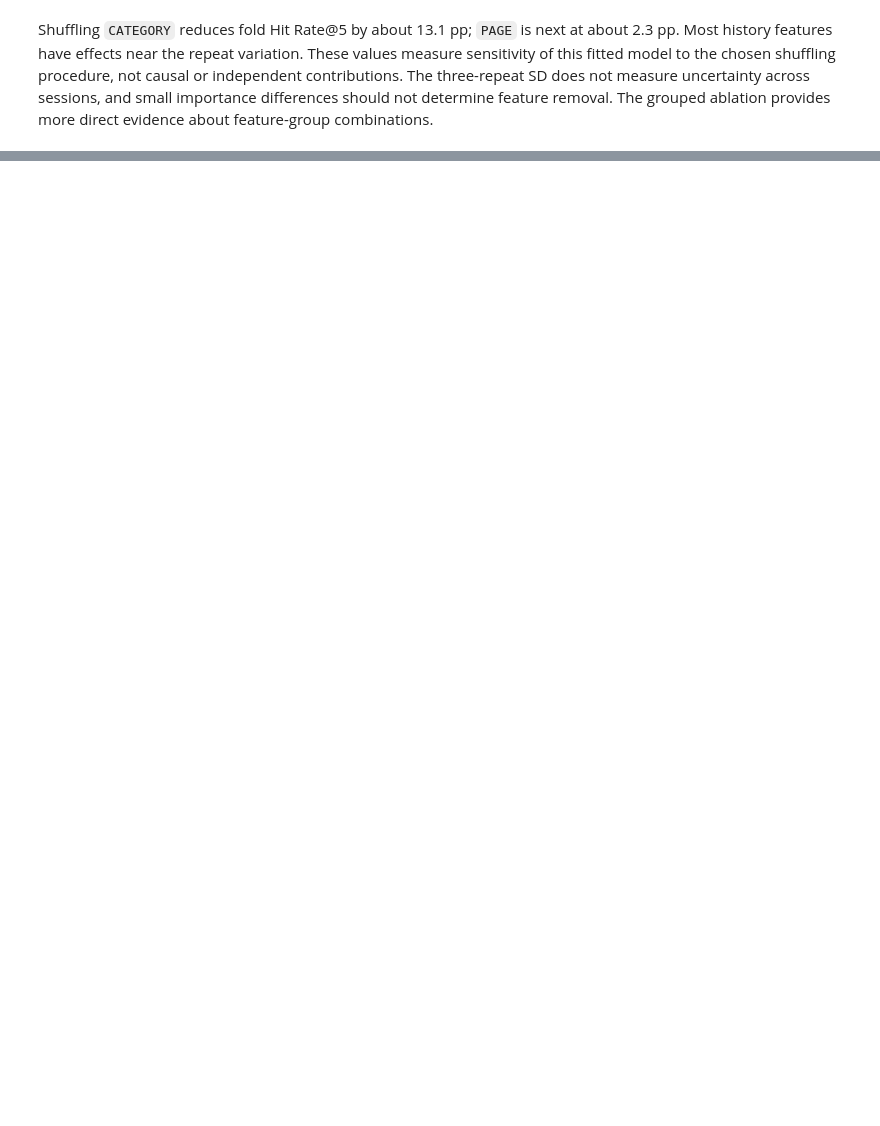
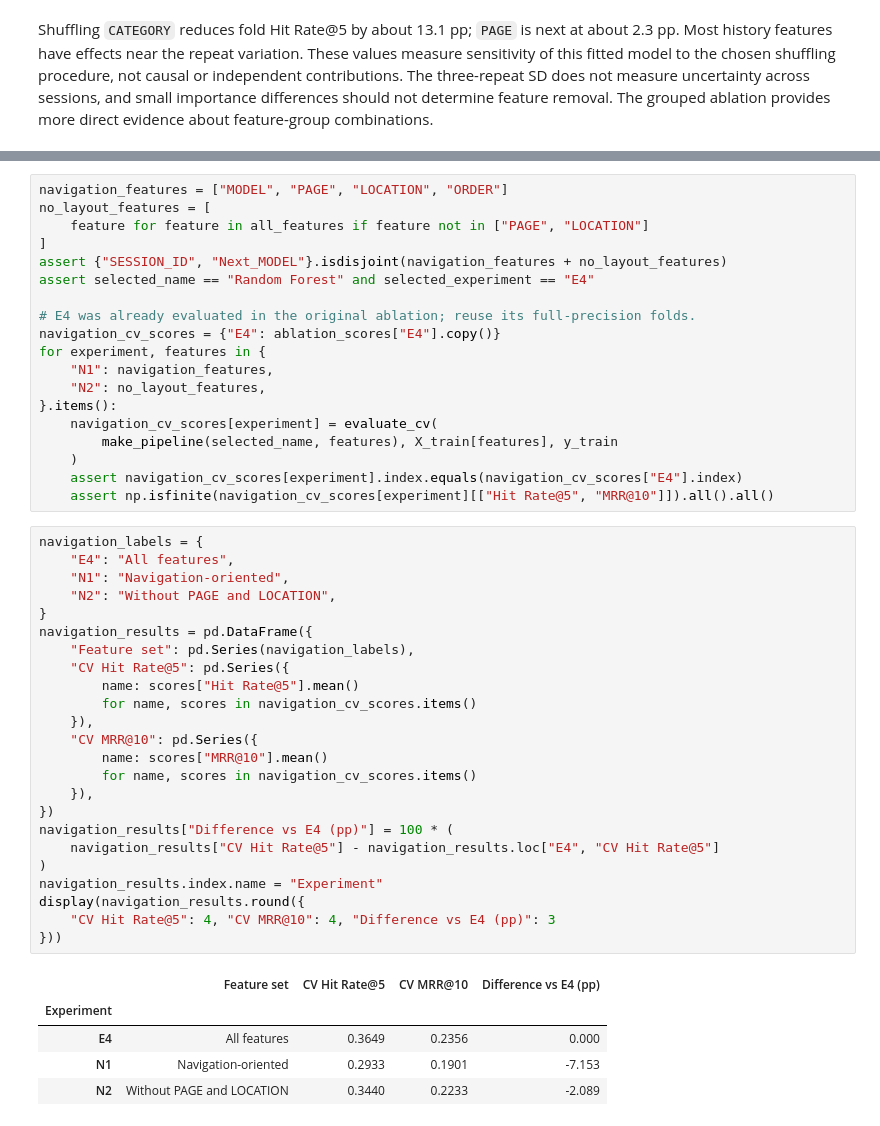
Before and after one commit to nghonganh016/DS66A_group_1, a Jupyter notebook: Next_Product_TopK_Prediction.ipynb, the cells around one changed output, grey strips where cells are left out. Drawn from its saved outputs; the diff is of its cells as text; blank space fills up the shorter version.

Commit message:
Restore finalized next-product prediction notebook

```diff
--- a/Next_Product_TopK_Prediction.ipynb
+++ b/Next_Product_TopK_Prediction.ipynb
@@ -1450,0 +1136,49 @@ Shuffling `CATEGORY` reduces fold Hit Rate@5 by about 13.1 pp; `PAGE` is next at
+# %%
+navigation_features = ["MODEL", "PAGE", "LOCATION", "ORDER"]
+no_layout_features = [
+    feature for feature in all_features if feature not in ["PAGE", "LOCATION"]
+]
+assert {"SESSION_ID", "Next_MODEL"}.isdisjoint(navigation_features + no_layout_features)
+assert selected_name == "Random Forest" and selected_experiment == "E4"
+
+# E4 was already evaluated in the original ablation; reuse its full-precision folds.
+navigation_cv_scores = {"E4": ablation_scores["E4"].copy()}
+for experiment, features in {
+    "N1": navigation_features,
+    "N2": no_layout_features,
+}.items():
+    navigation_cv_scores[experiment] = evaluate_cv(
+        make_pipeline(selected_name, features), X_train[features], y_train
+    )
+    assert navigation_cv_scores[experiment].index.equals(navigation_cv_scores["E4"].index)
+    assert np.isfinite(navigation_cv_scores[experiment][["Hit Rate@5", "MRR@10"]]).all().all()
+# %%
+navigation_labels = {
+    "E4": "All features",
+    "N1": "Navigation-oriented",
+    "N2": "Without PAGE and LOCATION",
+}
+navigation_results = pd.DataFrame({
+    "Feature set": pd.Series(navigation_labels),
+    "CV Hit Rate@5": pd.Series({
+        name: scores["Hit Rate@5"].mean()
+        for name, scores in navigation_cv_scores.items()
+    }),
+    "CV MRR@10": pd.Series({
+        name: scores["MRR@10"].mean()
+        for name, scores in navigation_cv_scores.items()
+    }),
+})
+navigation_results["Difference vs E4 (pp)"] = 100 * (
+    navigation_results["CV Hit Rate@5"] - navigation_results.loc["E4", "CV Hit Rate@5"]
+)
+navigation_results.index.name = "Experiment"
+display(navigation_results.round({
+    "CV Hit Rate@5": 4, "CV MRR@10": 4, "Difference vs E4 (pp)": 3
+}))
+# %% [output]
+|  | Feature set | CV Hit Rate@5 | CV MRR@10 | Difference vs E4 (pp) |
+| Experiment |  |  |  |  |
+| E4 | All features | 0.3649 | 0.2356 | 0.000 |
+| N1 | Navigation-oriented | 0.2933 | 0.1901 | -7.153 |
+| N2 | Without PAGE and LOCATION | 0.3440 | 0.2233 | -2.089 |
```
Also changed, not shown: parts of 59 cells of this notebook.
